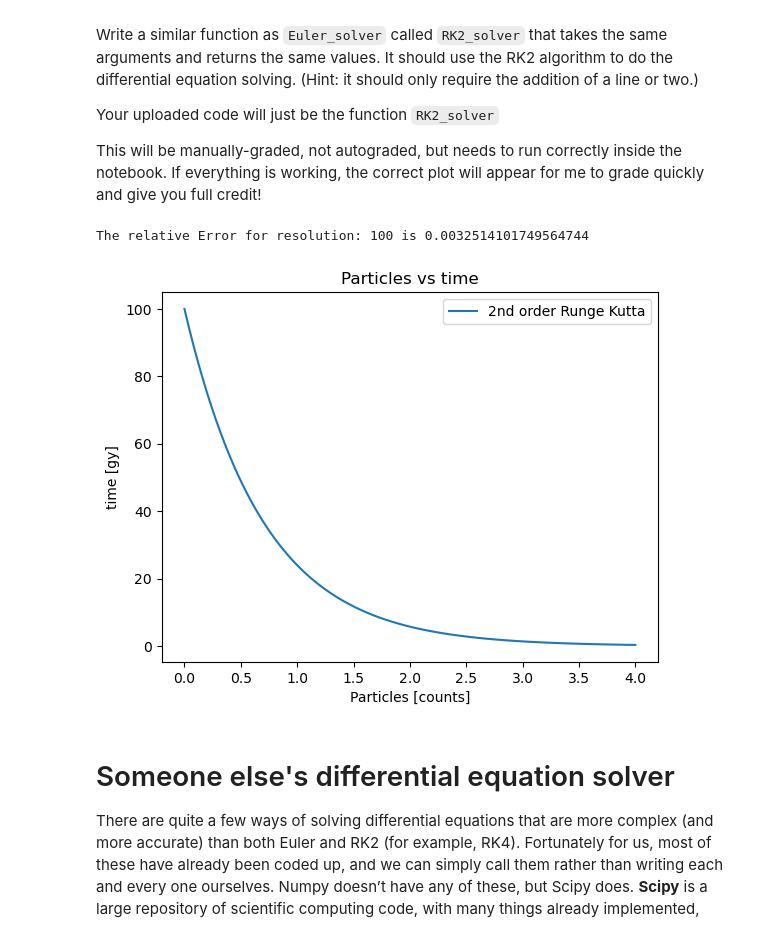
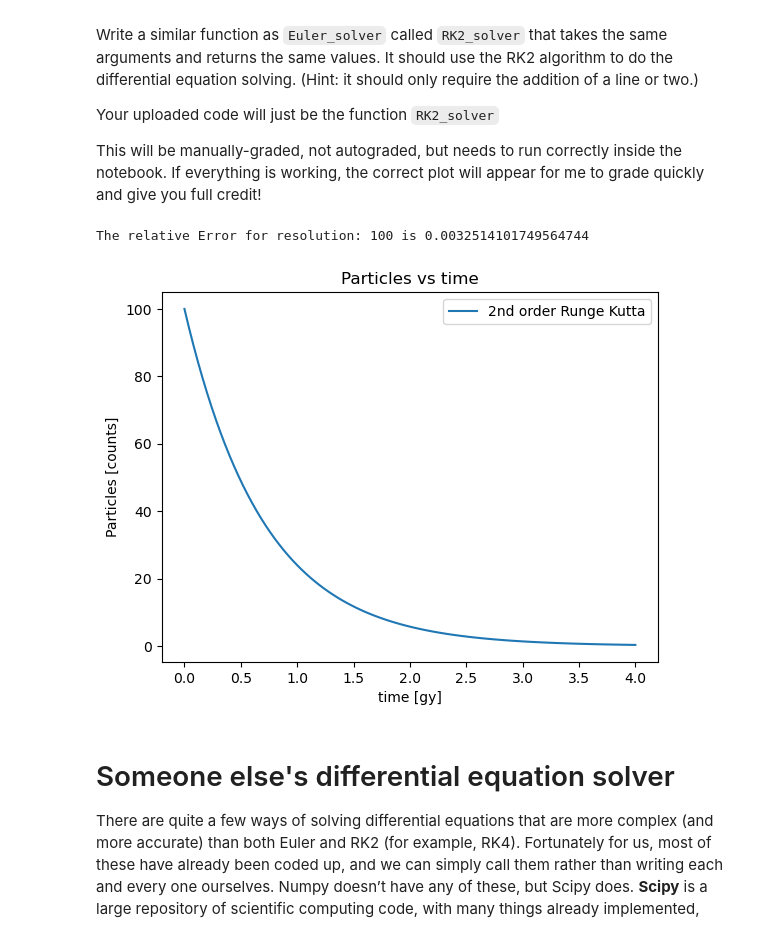
Before and after one commit to Mateo4cacheiro/PHYS4130-S25, a Jupyter notebook: p4-ODE/mateo4cacheiro/P4.2 ODEs Runge-Kutta.ipynb, the cells around one changed output. Cells and saved outputs as stored; diff of their text form; code cells hidden in the pictures.

```diff
--- a/p4-ODE/mateo4cacheiro/P4.2 ODEs Runge-Kutta.ipynb
+++ b/p4-ODE/mateo4cacheiro/P4.2 ODEs Runge-Kutta.ipynb
@@ -314,36 +316,36 @@ def decay_deriv(N,t):
 
 def RK2_solver(N_initial, tmin, tmax, nts, deriv, Ntmax):
     t = np.linspace(tmin, tmax, nts+1)
     dt=t[1]-t[0]
     N=np.zeros(len(t))
     N[0]=N0
 
     #Do Runge Kutta:
     for i in range (1,len(t)):
         N_h=N[i-1]+(dt/2)*deriv(N[i-1],t[i-1])
         N[i]=N[i-1]+dt*deriv(N_h,t[i-1])
     Error=(N[len(t)-1]-Ntmax)/(Ntmax)
     print("The relative Error for resolution: "+str(nts)+" is "+str(Error))
     return(t,N,Error)
 
 tau = 0.7        # mean lifetime
 N0 = 100.0       # initial number of nuclei
 tmin = 0.0       # start time
 tmax = 4.0       # end time
 nts=100           # number of points
 Ntmax=N0*np.exp(-tmax/tau)
 
 t,N_RK2,Error = RK2_solver(N0, tmin, tmax, nts, decay_deriv, Ntmax)
 
 p.plot(t,N_RK2,'-', label='2nd order Runge Kutta')
 p.title("Particles vs time")
-p.xlabel("Particles [counts]")
-p.ylabel("time [gy]")
+p.ylabel("Particles [counts]")
+p.xlabel("time [gy]")
 p.legend()
 p.show()
 # %% [output]
 The relative Error for resolution: 100 is 0.0032514101749564744
-[figure, old version]
+[figure, new version]
 # %% [markdown]
 Someone else's differential equation solver
 ============================
```
Also changed, not shown: parts of 1 cell of this notebook, 2 other files.
